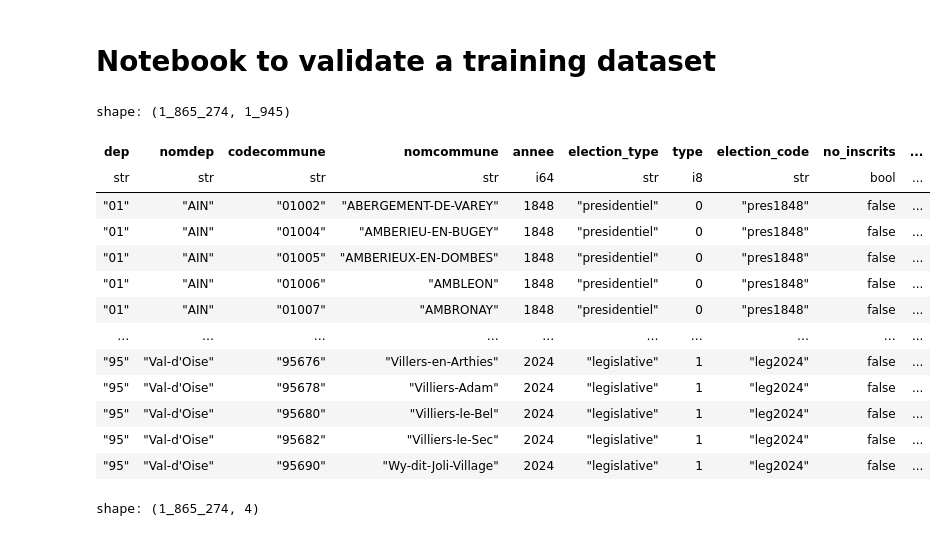
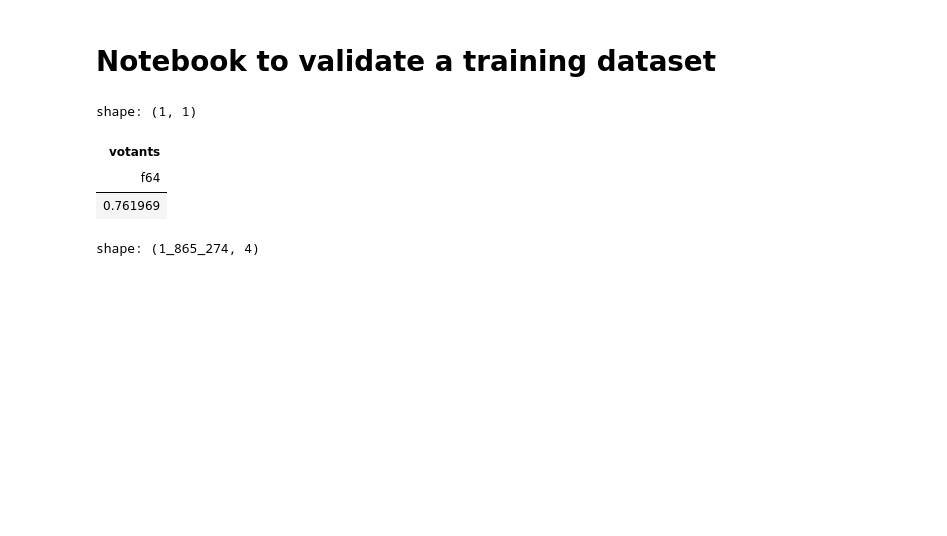
Before and after one commit to artmanceau/electera, a Jupyter notebook: notebooks/experiments/data_check.ipynb, the cells around one changed output. Saved outputs shown, nothing was run; the diff lists cells and outputs as text; code cells hidden in the pictures; blank space fills up the shorter version.

```diff
--- a/notebooks/experiments/data_check.ipynb
+++ b/notebooks/experiments/data_check.ipynb
@@ -20,20 +32,10 @@ data = pl.scan_parquet(
 # %%
-data
+data.filter(pl.col('election_code')=='pres2022').select('votants').sum() /data.filter(pl.col('election_code')=='pres2022').select('inscrits').sum()
 # %% [output]
-shape: (1_865_274, 1_945)
+shape: (1, 1)
-| dep | nomdep | codecommune | nomcommune | annee | election_type | type | election_code | no_inscrits | ... |
-| str | str | str | str | i64 | str | i8 | str | bool | ... |
-| "01" | "AIN" | "01002" | "ABERGEMENT-DE-VAREY" | 1848 | "presidentiel" | 0 | "pres1848" | false | ... |
-| "01" | "AIN" | "01004" | "AMBERIEU-EN-BUGEY" | 1848 | "presidentiel" | 0 | "pres1848" | false | ... |
-| "01" | "AIN" | "01005" | "AMBERIEUX-EN-DOMBES" | 1848 | "presidentiel" | 0 | "pres1848" | false | ... |
-| "01" | "AIN" | "01006" | "AMBLEON" | 1848 | "presidentiel" | 0 | "pres1848" | false | ... |
-| "01" | "AIN" | "01007" | "AMBRONAY" | 1848 | "presidentiel" | 0 | "pres1848" | false | ... |
-| … | … | … | … | … | … | … | … | … | ... |
-| "95" | "Val-d'Oise" | "95676" | "Villers-en-Arthies" | 2024 | "legislative" | 1 | "leg2024" | false | ... |
-| "95" | "Val-d'Oise" | "95678" | "Villiers-Adam" | 2024 | "legislative" | 1 | "leg2024" | false | ... |
-| "95" | "Val-d'Oise" | "95680" | "Villiers-le-Bel" | 2024 | "legislative" | 1 | "leg2024" | false | ... |
-| "95" | "Val-d'Oise" | "95682" | "Villiers-le-Sec" | 2024 | "legislative" | 1 | "leg2024" | false | ... |
-| "95" | "Val-d'Oise" | "95690" | "Wy-dit-Joli-Village" | 2024 | "legislative" | 1 | "leg2024" | false | ... |
+| votants |
+| f64 |
+| 0.761969 |
 # %%
 data.select('distancelyon', 'codecommune', 'distanceparis', 'distancemarseille')
 # %% [output]
```
Also changed, not shown: parts of 1 cell of this notebook, 8 other files.
